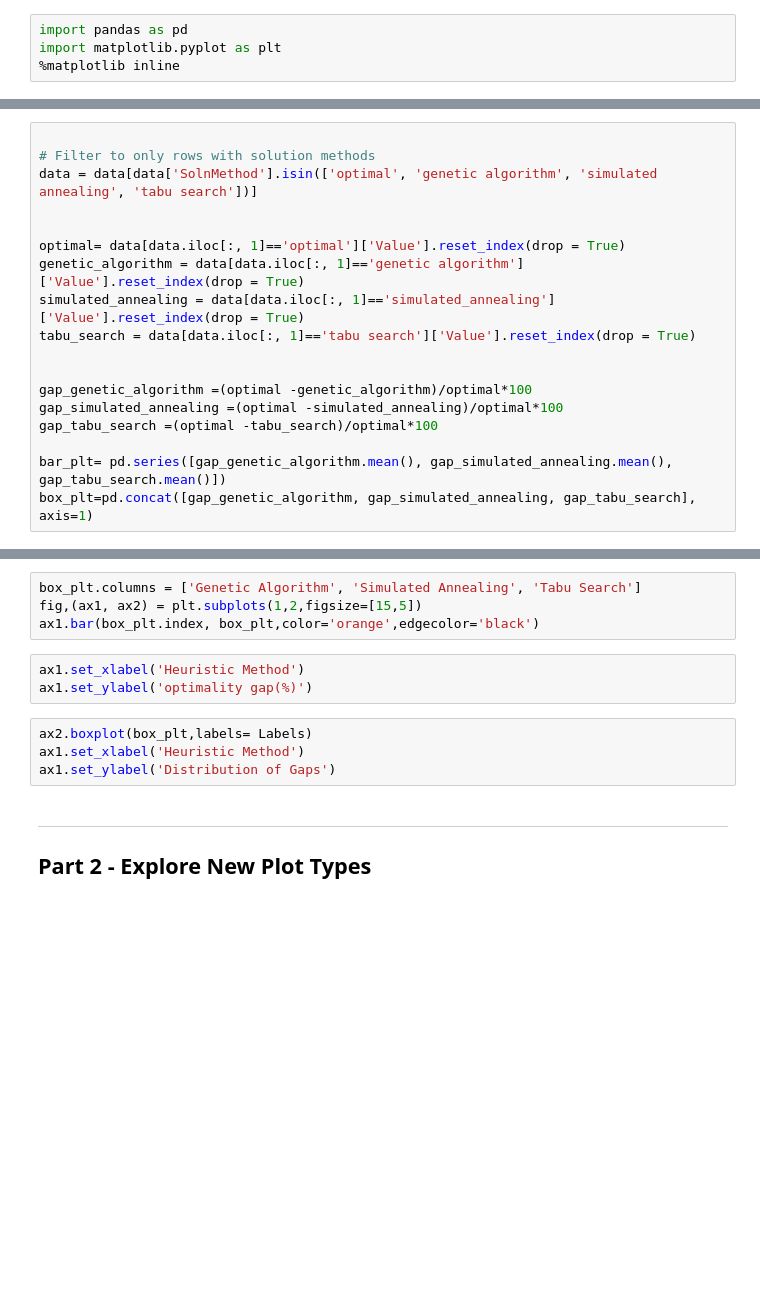
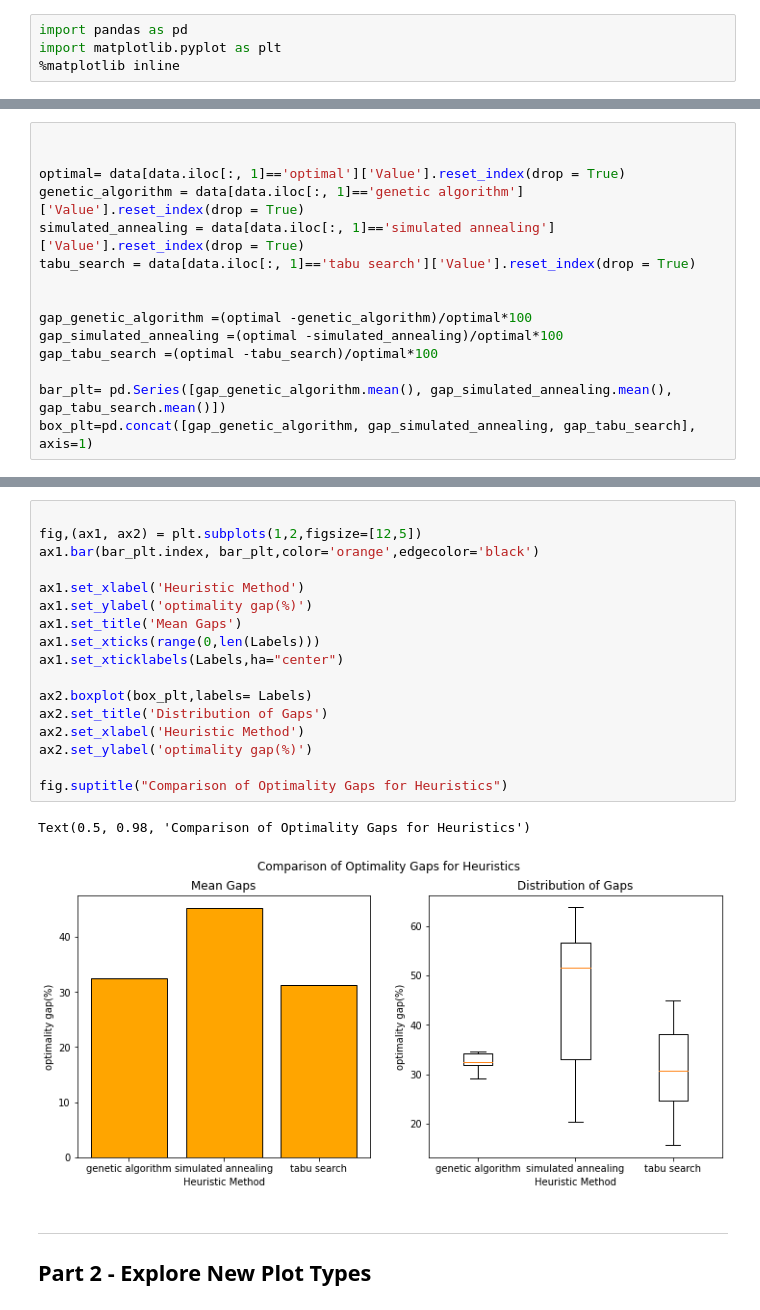
Before and after one commit to IE-555/homework4-masadull, a Jupyter notebook: masadull_hw4.ipynb, the cells around one changed output, grey strips where cells are left out. Drawn from its saved outputs; the diff is of its cells as text; blank space fills up the shorter version.

```diff
--- a/masadull_hw4.ipynb
+++ b/masadull_hw4.ipynb
@@ -89,12 +96,9 @@ Labels=['genetic algorithm', 'simulated annealing', 'tabu search']
 # %%
-
-# Filter to only rows with solution methods
-data = data[data['SolnMethod'].isin(['optimal', 'genetic algorithm', 'simulated annealing', 'tabu search'])]
 
 
 optimal= data[data.iloc[:, 1]=='optimal']['Value'].reset_index(drop = True)
 genetic_algorithm = data[data.iloc[:, 1]=='genetic algorithm']['Value'].reset_index(drop = True)
-simulated_annealing = data[data.iloc[:, 1]=='simulated_annealing']['Value'].reset_index(drop = True)
+simulated_annealing = data[data.iloc[:, 1]=='simulated annealing']['Value'].reset_index(drop = True)
 tabu_search = data[data.iloc[:, 1]=='tabu search']['Value'].reset_index(drop = True)
 
 
@@ -102,5 +106,5 @@ gap_genetic_algorithm =(optimal -genetic_algorithm)/optimal*100
 gap_simulated_annealing =(optimal -simulated_annealing)/optimal*100
 gap_tabu_search =(optimal -tabu_search)/optimal*100
 
-bar_plt= pd.series([gap_genetic_algorithm.mean(), gap_simulated_annealing.mean(), gap_tabu_search.mean()])
+bar_plt= pd.Series([gap_genetic_algorithm.mean(), gap_simulated_annealing.mean(), gap_tabu_search.mean()])
 box_plt=pd.concat([gap_genetic_algorithm, gap_simulated_annealing, gap_tabu_search], axis=1)
@@ -107,14 +123,23 @@ box_plt=pd.concat([gap_genetic_algorithm, gap_simulated_annealing, gap_tabu_sear
-# %%
-box_plt.columns = ['Genetic Algorithm', 'Simulated Annealing', 'Tabu Search']
-fig,(ax1, ax2) = plt.subplots(1,2,figsize=[15,5])
-ax1.bar(box_plt.index, box_plt,color='orange',edgecolor='black')
-# %%
-ax1.set_xlabel('Heuristic Method')
-ax1.set_ylabel('optimality gap(%)')
-# %%
-ax2.boxplot(box_plt,labels= Labels)
-ax1.set_xlabel('Heuristic Method')
-ax1.set_ylabel('Distribution of Gaps')
+# %%
+
+fig,(ax1, ax2) = plt.subplots(1,2,figsize=[12,5])
+ax1.bar(bar_plt.index, bar_plt,color='orange',edgecolor='black')
+
+ax1.set_xlabel('Heuristic Method')
+ax1.set_ylabel('optimality gap(%)')
+ax1.set_title('Mean Gaps')
+ax1.set_xticks(range(0,len(Labels)))
+ax1.set_xticklabels(Labels,ha="center")
+
+ax2.boxplot(box_plt,labels= Labels)
+ax2.set_title('Distribution of Gaps')
+ax2.set_xlabel('Heuristic Method')
+ax2.set_ylabel('optimality gap(%)')
+
+fig.suptitle("Comparison of Optimality Gaps for Heuristics")
+# %% [output]
+Text(0.5, 0.98, 'Comparison of Optimality Gaps for Heuristics')
+[figure, added]
 # %% [markdown]
 ---
 ## Part 2 - Explore New Plot Types
```
Also changed, not shown: parts of 2 cells of this notebook.
